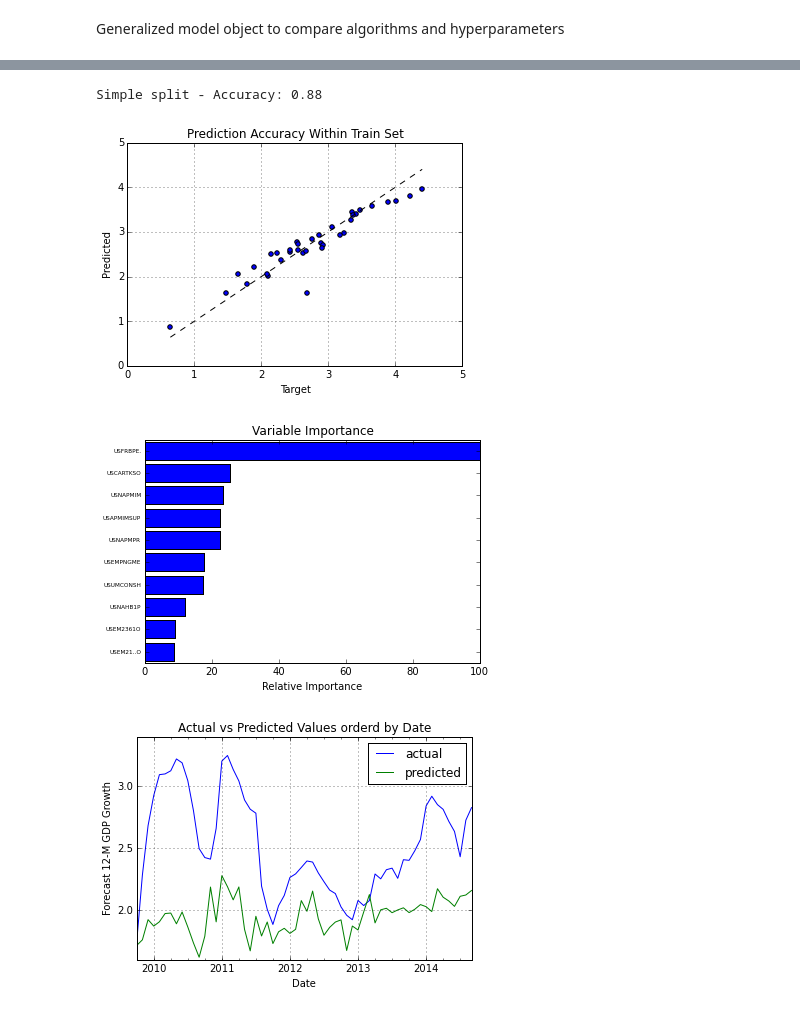
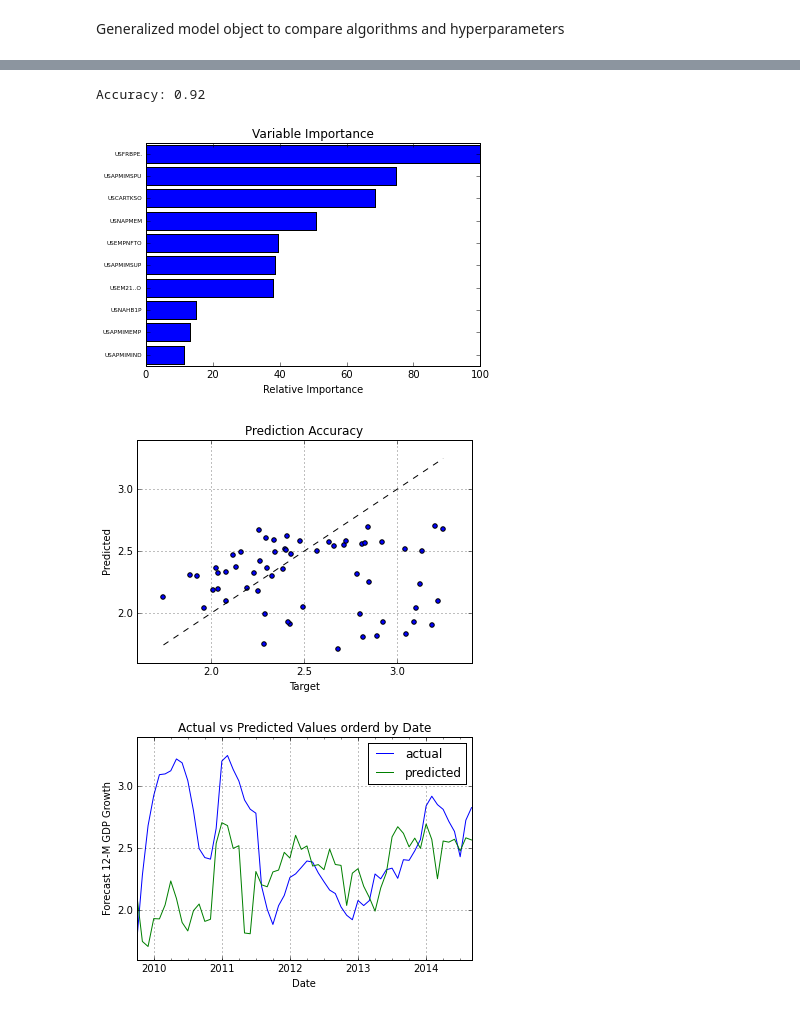
Before and after one commit to rhouck/gdp, a Jupyter notebook: Predict GDP Forecasts.ipynb, the cells around one changed output, grey strips where cells are left out. Cells and saved outputs as stored; diff of their text form; code cells hidden in the pictures.

```diff
--- a/Predict GDP Forecasts.ipynb
+++ b/Predict GDP Forecasts.ipynb
@@ -254,34 +245,33 @@ Simple split - Accuracy: 0.80
 # %%
 # instantiate random forest model
 from sklearn.ensemble import RandomForestRegressor
 model = Model(Xs, ys, RandomForestRegressor())
 
 # one-time model fit and test
-simple_split_test = model.simple_split_test()
-print "Simple split - " + simple_split_test['score']
-model.pred_vs_act_scatter(simple_split_test['predicted'], simple_split_test['y_test'])
+model.simple_split_test()
 
 # plot features by importance
 import copy
 feature_importance =  model.model.feature_importances_
 feature_importance = 100.0 * (feature_importance / feature_importance.max())
 sorted_idx = np.argsort(feature_importance)
 feature_limit = 10
 sorted_idx = sorted_idx[-feature_limit:]
 pos = np.arange(sorted_idx.shape[0]) + 0.5
 fig = plt.figure()
 imp = fig.add_subplot(111)
 imp.barh(pos, feature_importance[sorted_idx], align='center')
 cats = np.asarray([x.upper() for x in X_cols])[sorted_idx]
 imp.set_yticks(pos)
 imp.set_yticklabels(cats, size='xx-small')
 imp.set_xlabel('Relative Importance')
 imp.set_title('Variable Importance')
 
 # test fitted model on new data
+pred_vs_act_scatter(model, test_set)
 actual_vs_predicted_over_time(model, test_set, y_col, X_cols)
 # %% [output]
-Simple split - Accuracy: 0.88
+Accuracy: 0.92
-[figure, old version]
+[figure, new version]
-[figure, old version]
+[figure, new version]
-[figure, old version]
+[figure, new version]
```
Also changed, not shown: parts of 3 cells of this notebook.
